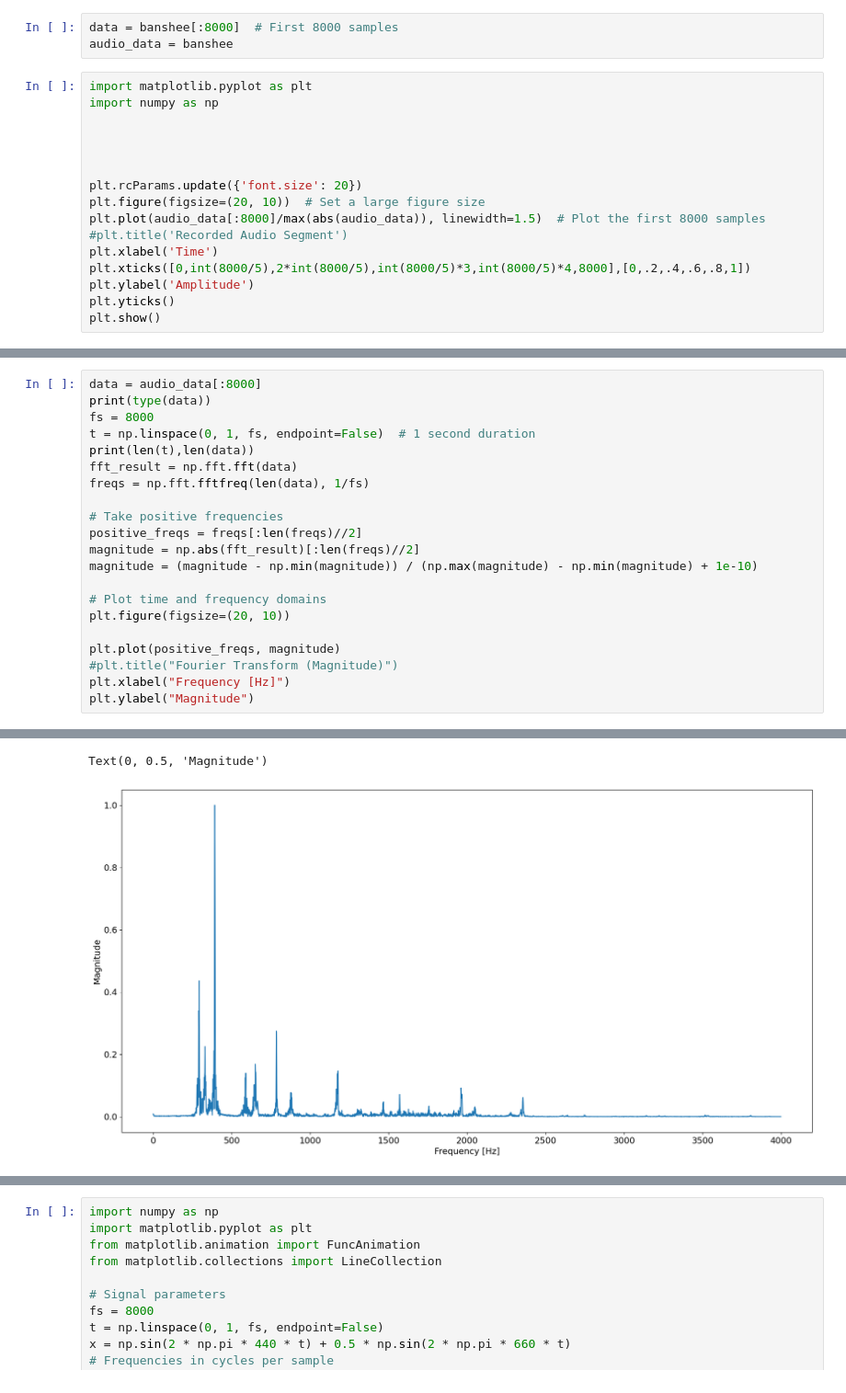
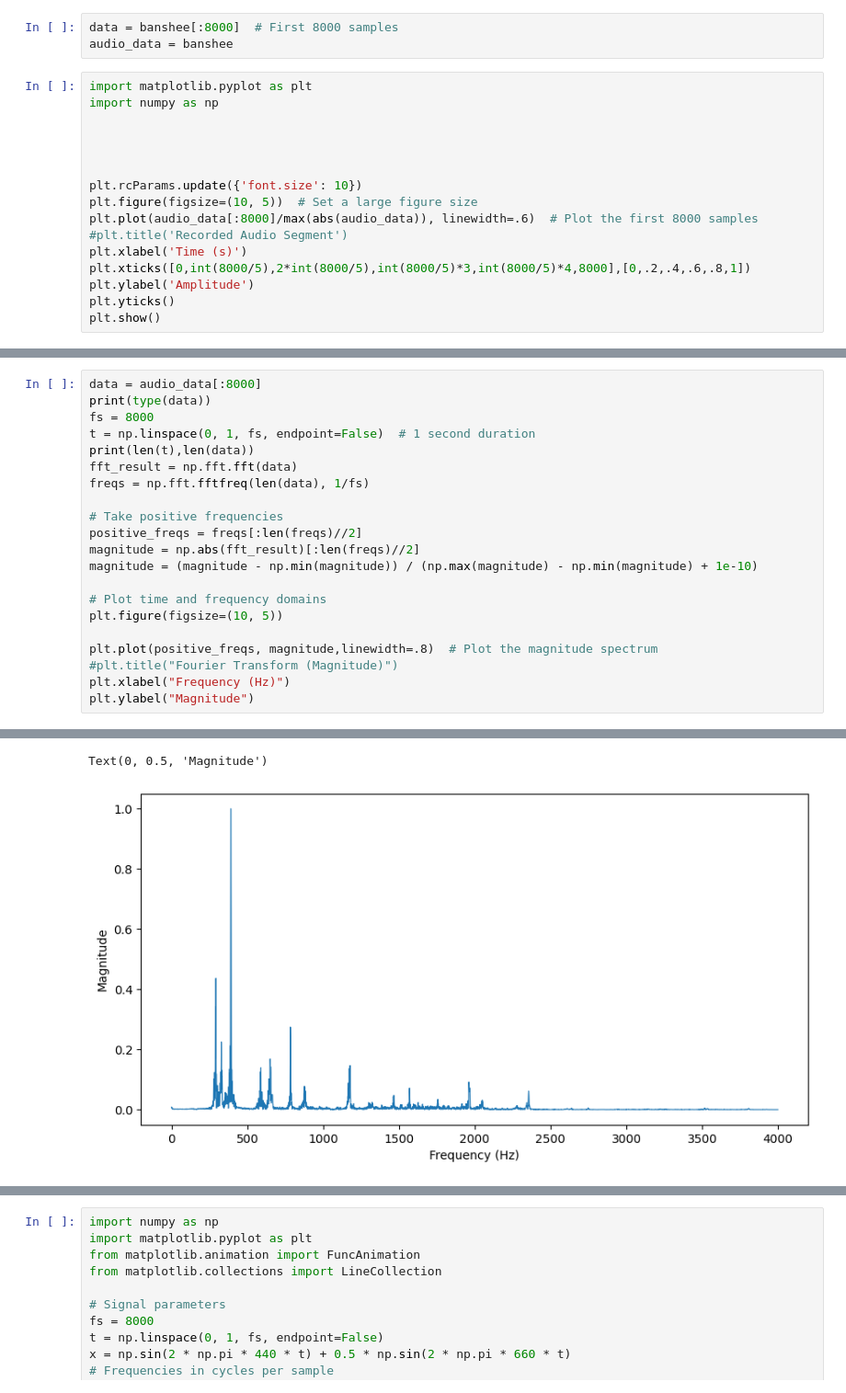
Before and after one commit to noshore5/Wavelet-Tech, a Jupyter notebook: Thesis/plotgens.ipynb, the cells around one changed output, grey strips where cells are left out. Shown at 92% size. Saved outputs shown, nothing was run; the diff lists cells and outputs as text.

```diff
--- a/Thesis/plotgens.ipynb
+++ b/Thesis/plotgens.ipynb
@@ -14,11 +14,11 @@ import numpy as np
 
 
 
-plt.rcParams.update({'font.size': 20})
-plt.figure(figsize=(20, 10))  # Set a large figure size
-plt.plot(audio_data[:8000]/max(abs(audio_data)), linewidth=1.5)  # Plot the first 8000 samples
+plt.rcParams.update({'font.size': 10})
+plt.figure(figsize=(10, 5))  # Set a large figure size
+plt.plot(audio_data[:8000]/max(abs(audio_data)), linewidth=.6)  # Plot the first 8000 samples
 #plt.title('Recorded Audio Segment')
-plt.xlabel('Time')
+plt.xlabel('Time (s)')
 plt.xticks([0,int(8000/5),2*int(8000/5),int(8000/5)*3,int(8000/5)*4,8000],[0,.2,.4,.6,.8,1])
 plt.ylabel('Amplitude')
 plt.yticks()
@@ -28,29 +28,29 @@ plt.show()
 # %%
 data = audio_data[:8000]
 print(type(data))
 fs = 8000
 t = np.linspace(0, 1, fs, endpoint=False)  # 1 second duration
 print(len(t),len(data))
 fft_result = np.fft.fft(data)
 freqs = np.fft.fftfreq(len(data), 1/fs)
 
 # Take positive frequencies
 positive_freqs = freqs[:len(freqs)//2]
 magnitude = np.abs(fft_result)[:len(freqs)//2]
 magnitude = (magnitude - np.min(magnitude)) / (np.max(magnitude) - np.min(magnitude) + 1e-10)
 
 # Plot time and frequency domains
-plt.figure(figsize=(20, 10))
+plt.figure(figsize=(10, 5))
 
-plt.plot(positive_freqs, magnitude)
+plt.plot(positive_freqs, magnitude,linewidth=.8)  # Plot the magnitude spectrum
 #plt.title("Fourier Transform (Magnitude)")
-plt.xlabel("Frequency [Hz]")
+plt.xlabel("Frequency (Hz)")
 plt.ylabel("Magnitude")
 # %% [output]
 <class 'numpy.ndarray'>
 8000 8000
 Text(0, 0.5, 'Magnitude')
-[figure, old version]
+[figure, new version]
 # %%
 import numpy as np
 import matplotlib.pyplot as plt
```
Also changed, not shown: parts of 14 cells of this notebook, 9 other files.
